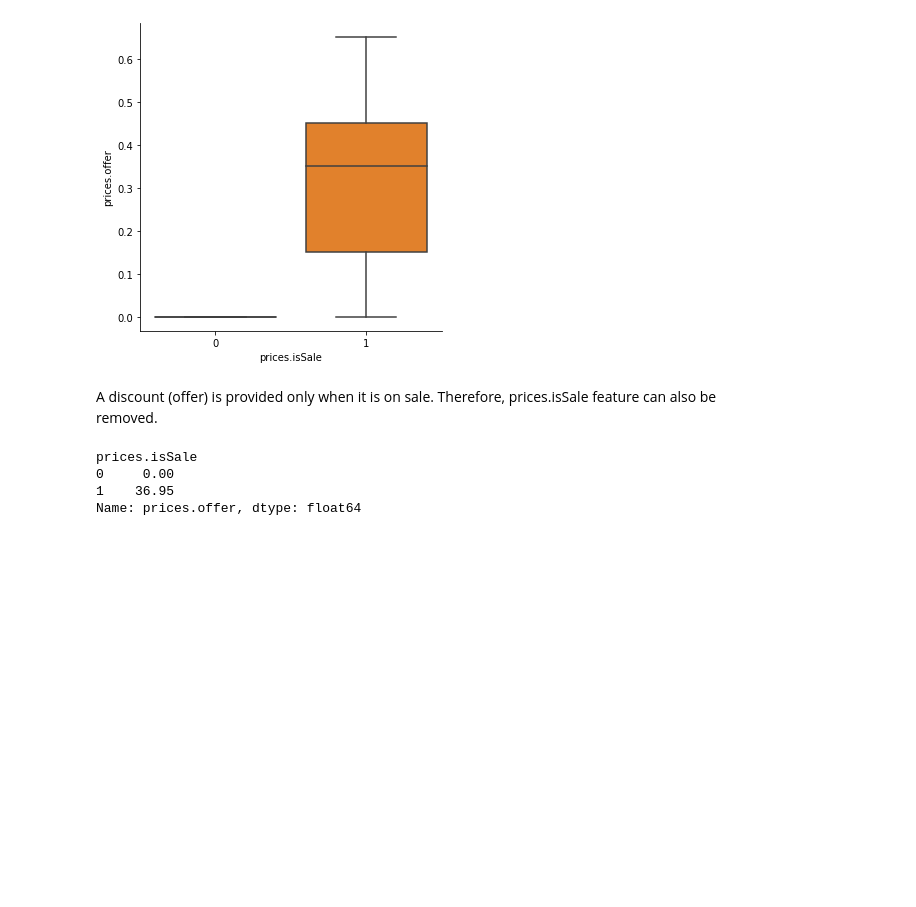
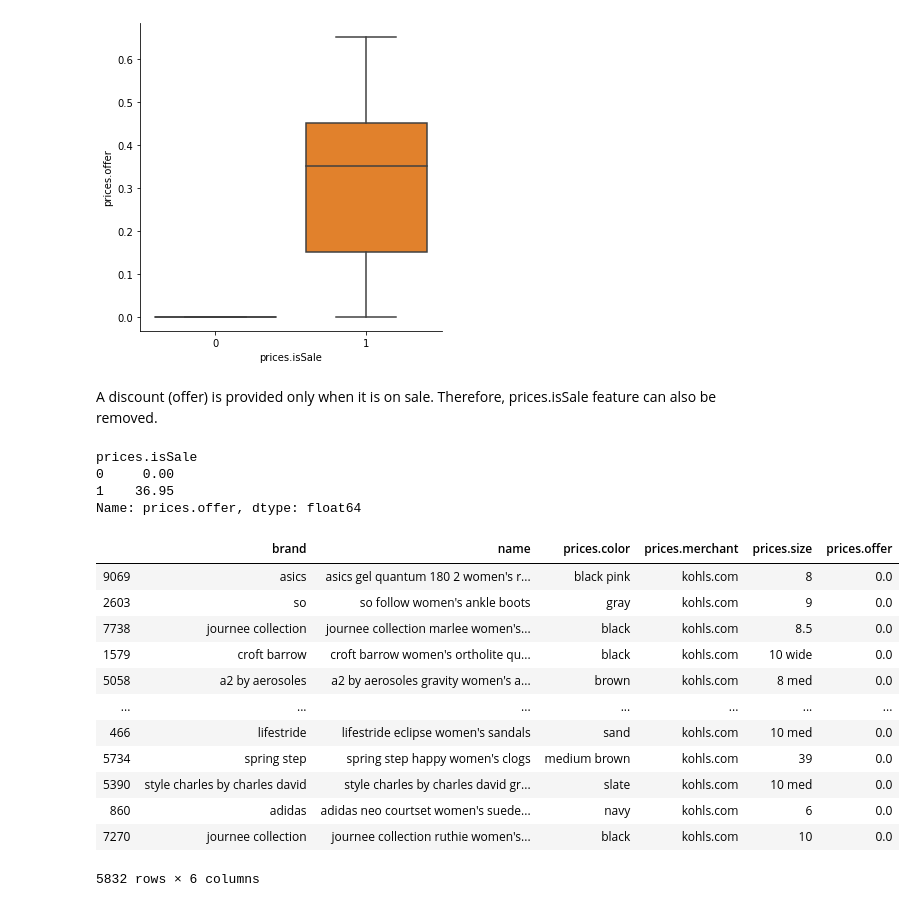
Before and after one commit to asubramaniyan/womens-shoes-price, a Jupyter notebook: womens-shoe-prices-eda.ipynb, the cells around one changed output. Cells and saved outputs as stored; diff of their text form; code cells hidden in the pictures; blank space fills up the shorter version.

```diff
--- a/womens-shoe-prices-eda.ipynb
+++ b/womens-shoe-prices-eda.ipynb
@@ -867,3 +848,19 @@ prices.isSale
 Name: prices.offer, dtype: float64
 # %%
 X_train.drop(['prices.isSale'], axis = 1, inplace = True)
+# %%
+X_train
+# %% [output]
+|  | brand | name | prices.color | prices.merchant | prices.size | prices.offer |
+| 9069 | asics | asics gel quantum 180 2 women's r... | black pink | kohls.com | 8 | 0.0 |
+| 2603 | so | so follow women's ankle boots | gray | kohls.com | 9 | 0.0 |
+| 7738 | journee collection | journee collection marlee women's... | black | kohls.com | 8.5 | 0.0 |
+| 1579 | croft barrow | croft barrow women's ortholite qu... | black | kohls.com | 10 wide | 0.0 |
+| 5058 | a2 by aerosoles | a2 by aerosoles gravity women's a... | brown | kohls.com | 8 med | 0.0 |
+| ... | ... | ... | ... | ... | ... | ... |
+| 466 | lifestride | lifestride eclipse women's sandals | sand | kohls.com | 10 med | 0.0 |
+| 5734 | spring step | spring step happy women's clogs | medium brown | kohls.com | 39 | 0.0 |
+| 5390 | style charles by charles david | style charles by charles david gr... | slate | kohls.com | 10 med | 0.0 |
+| 860 | adidas | adidas neo courtset women's suede... | navy | kohls.com | 6 | 0.0 |
+| 7270 | journee collection | journee collection ruthie women's... | black | kohls.com | 10 | 0.0 |
+5832 rows × 6 columns
```
Also changed, not shown: parts of 24 cells of this notebook.
